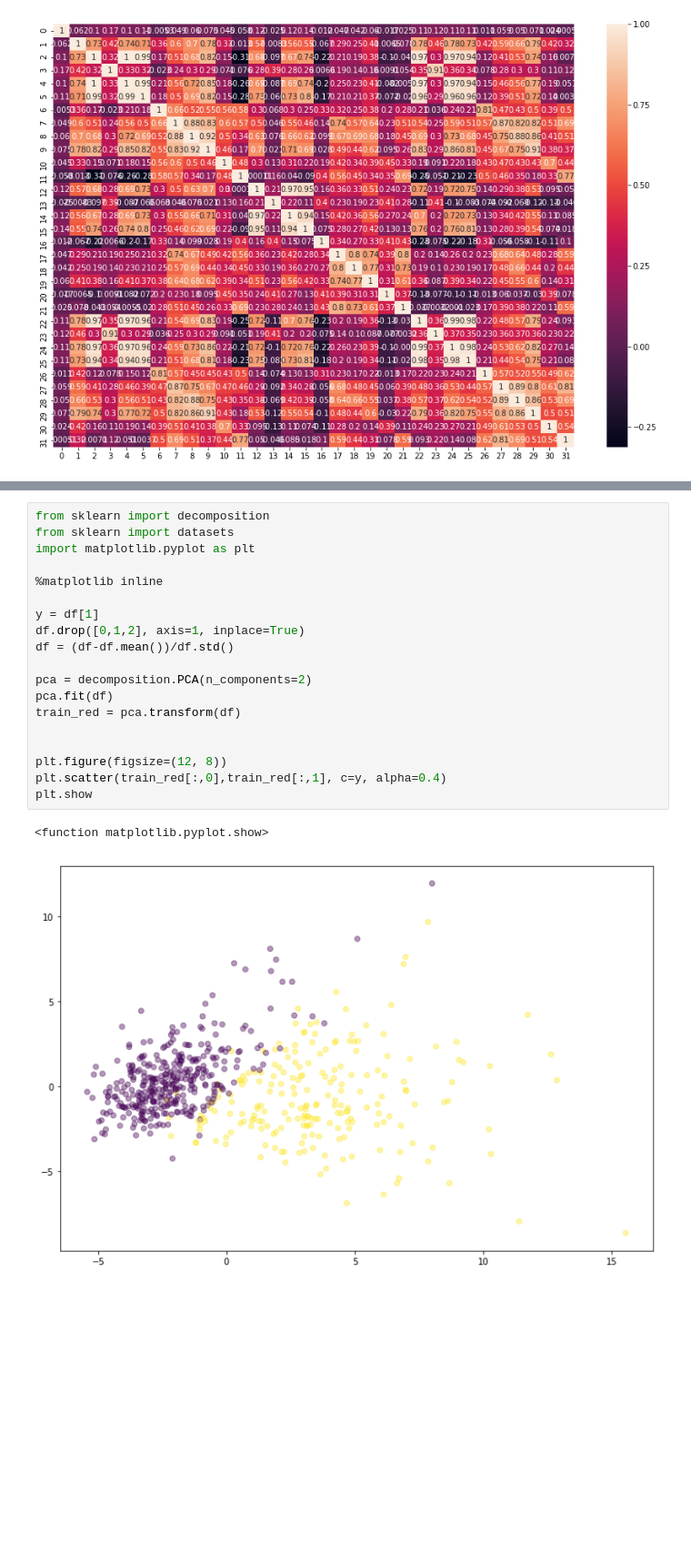
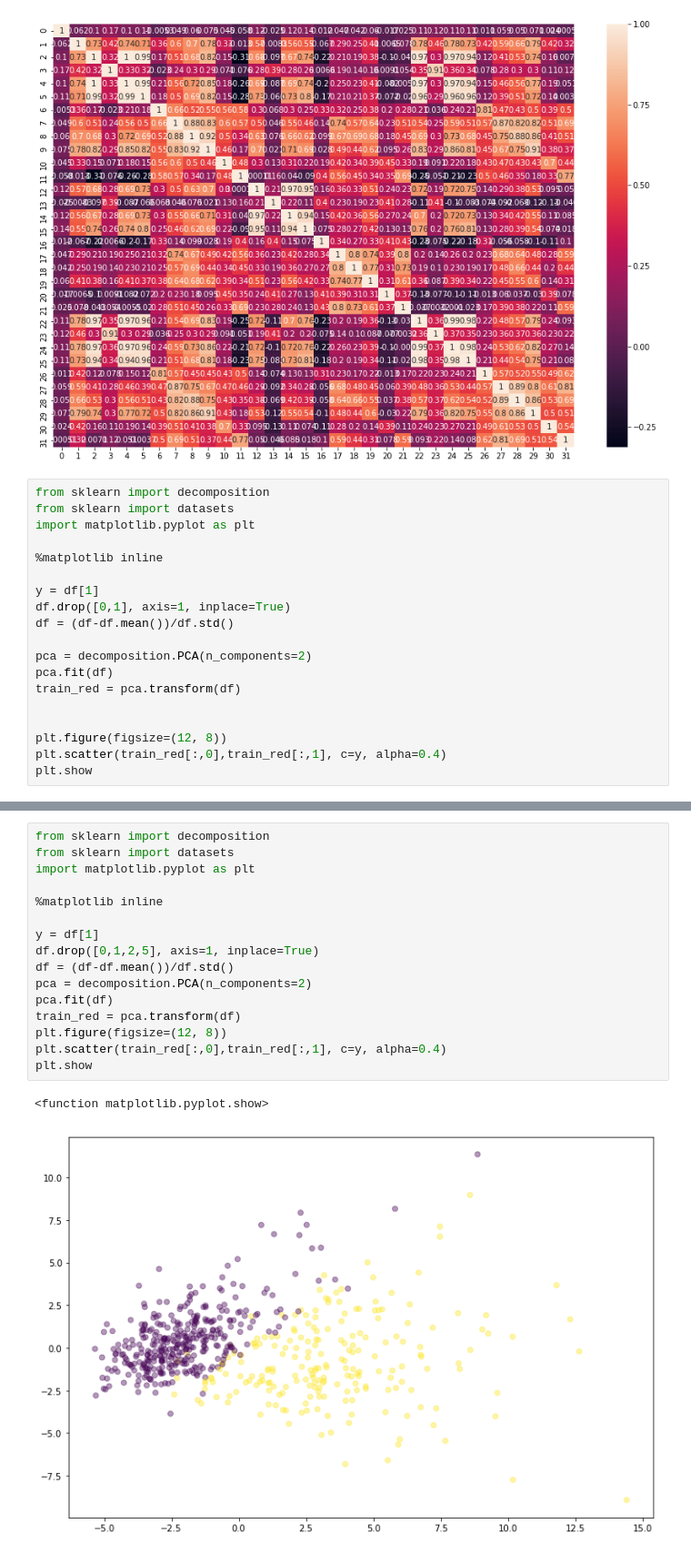
Before and after one commit to pdespres/multilayer_perceptron, a Jupyter notebook: data.ipynb, the cells around one changed output, grey strips where cells are left out. Shown at 91% size. Cells and saved outputs as stored; diff of their text form; blank space fills up the shorter version.

```diff
--- a/data.ipynb
+++ b/data.ipynb
@@ -36,3 +36,22 @@ max      0.222600    1.058000    1.252000    0.291000    0.663800    0.207500
 
 [8 rows x 32 columns]
 [figure]
+# %%
+from sklearn import decomposition
+from sklearn import datasets
+import matplotlib.pyplot as plt
+
+%matplotlib inline
+
+y = df[1]
+df.drop([0,1], axis=1, inplace=True)
+df = (df-df.mean())/df.std()
+
+pca = decomposition.PCA(n_components=2)
+pca.fit(df)
+train_red = pca.transform(df)
+
+
+plt.figure(figsize=(12, 8))
+plt.scatter(train_red[:,0],train_red[:,1], c=y, alpha=0.4)
+plt.show
@@ -39,22 +61,19 @@ max      0.222600    1.058000    1.252000    0.291000    0.663800    0.207500
 # %%
 from sklearn import decomposition
 from sklearn import datasets
 import matplotlib.pyplot as plt
 
 %matplotlib inline
 
 y = df[1]
-df.drop([0,1,2], axis=1, inplace=True)
+df.drop([0,1,2,5], axis=1, inplace=True)
 df = (df-df.mean())/df.std()
-
 pca = decomposition.PCA(n_components=2)
 pca.fit(df)
 train_red = pca.transform(df)
-
-
 plt.figure(figsize=(12, 8))
 plt.scatter(train_red[:,0],train_red[:,1], c=y, alpha=0.4)
 plt.show
 # %% [output]
 <function matplotlib.pyplot.show>
-[figure, old version]
+[figure, new version]
```
Also changed, not shown: parts of 1 cell of this notebook.
